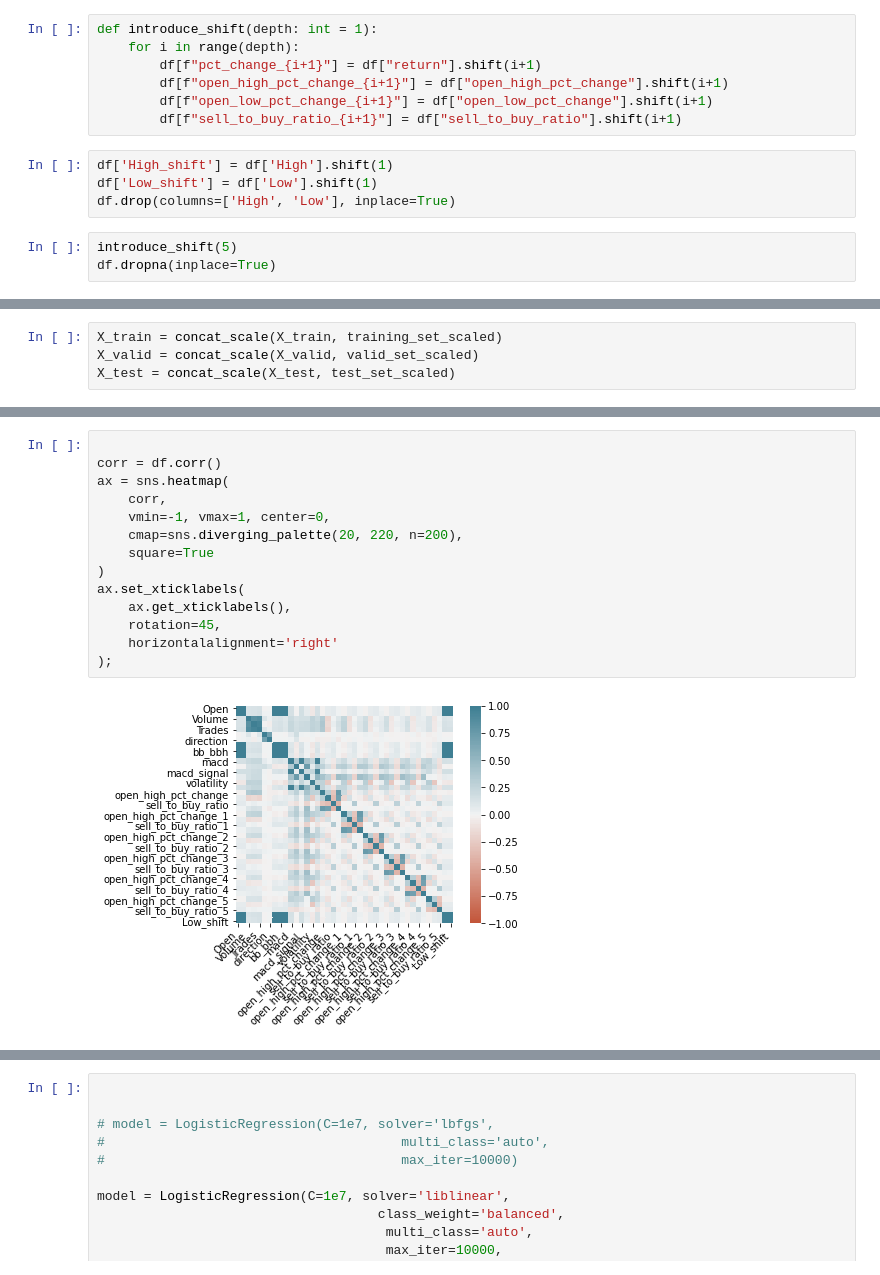
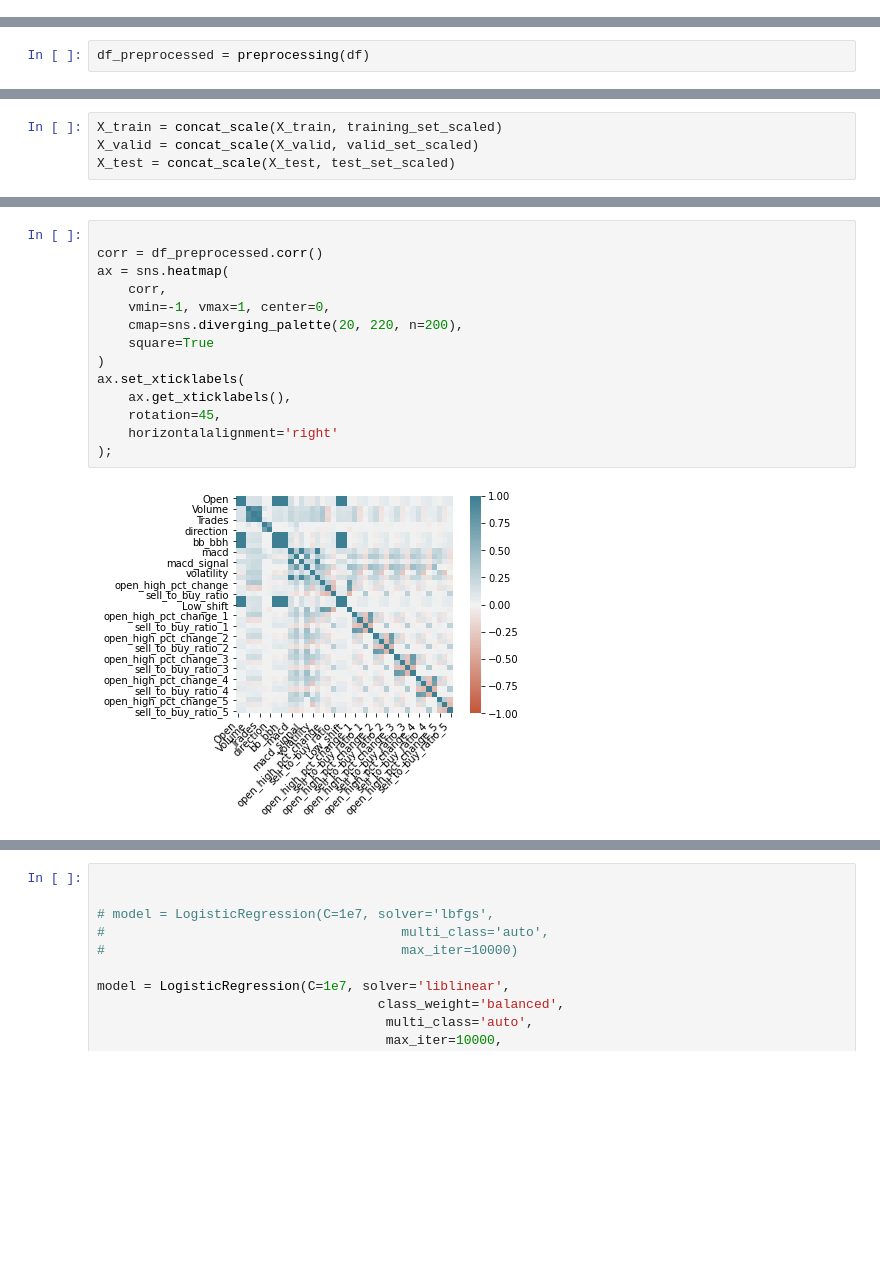
Before and after one commit to mlquants/interoper_demo, a Jupyter notebook: experiments-second.ipynb, the cells around one changed output, grey strips where cells are left out. Saved outputs shown, nothing was run; the diff lists cells and outputs as text; blank space fills up the shorter version.

```diff
--- a/experiments-second.ipynb
+++ b/experiments-second.ipynb
@@ -206,14 +177,0 @@ df["sell_to_buy_ratio"] = ((df["SelltoBuy"] / trades_per_candle) if not is_time_
-# %%
-def introduce_shift(depth: int = 1):
-    for i in range(depth):
-        df[f"pct_change_{i+1}"] = df["return"].shift(i+1)
-        df[f"open_high_pct_change_{i+1}"] = df["open_high_pct_change"].shift(i+1)
-        df[f"open_low_pct_change_{i+1}"] = df["open_low_pct_change"].shift(i+1)
-        df[f"sell_to_buy_ratio_{i+1}"] = df["sell_to_buy_ratio"].shift(i+1)
-# %%
-df['High_shift'] = df['High'].shift(1)
-df['Low_shift'] = df['Low'].shift(1)
-df.drop(columns=['High', 'Low'], inplace=True)
-# %%
-introduce_shift(5)
-df.dropna(inplace=True)
@@ -220 +227,3 @@ df.dropna(inplace=True)
+# %%
+df_preprocessed = preprocessing(df)
 # %%
@@ -386,17 +359,17 @@ def draw_corr_heatmap(data):
 # %%
 
-corr = df.corr()
+corr = df_preprocessed.corr()
 ax = sns.heatmap(
     corr,
     vmin=-1, vmax=1, center=0,
     cmap=sns.diverging_palette(20, 220, n=200),
     square=True
 )
 ax.set_xticklabels(
     ax.get_xticklabels(),
     rotation=45,
     horizontalalignment='right'
 );
 # %% [output]
-[figure, old version]
+[figure, new version]
 # %%
```
Also changed, not shown: parts of 26 cells of this notebook.
